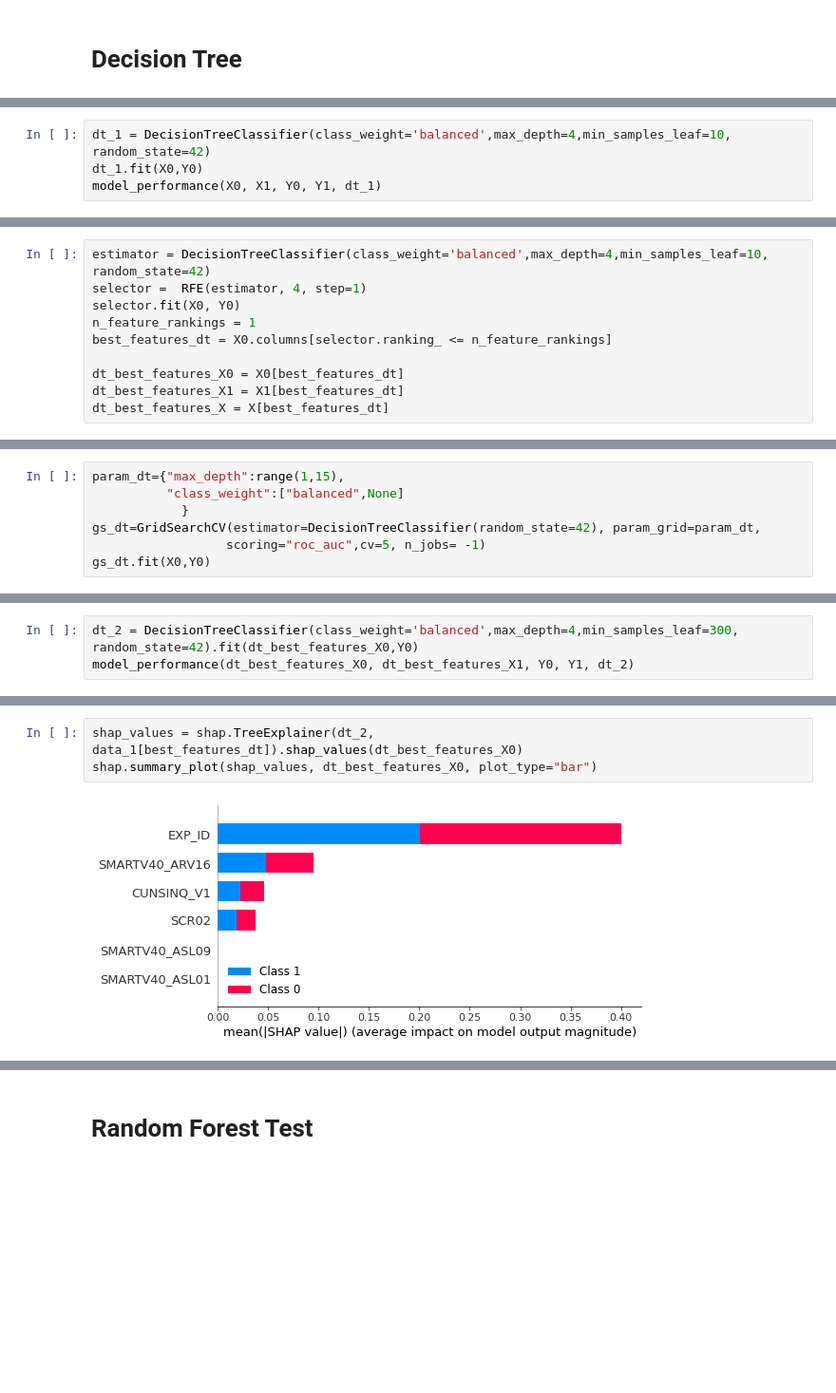
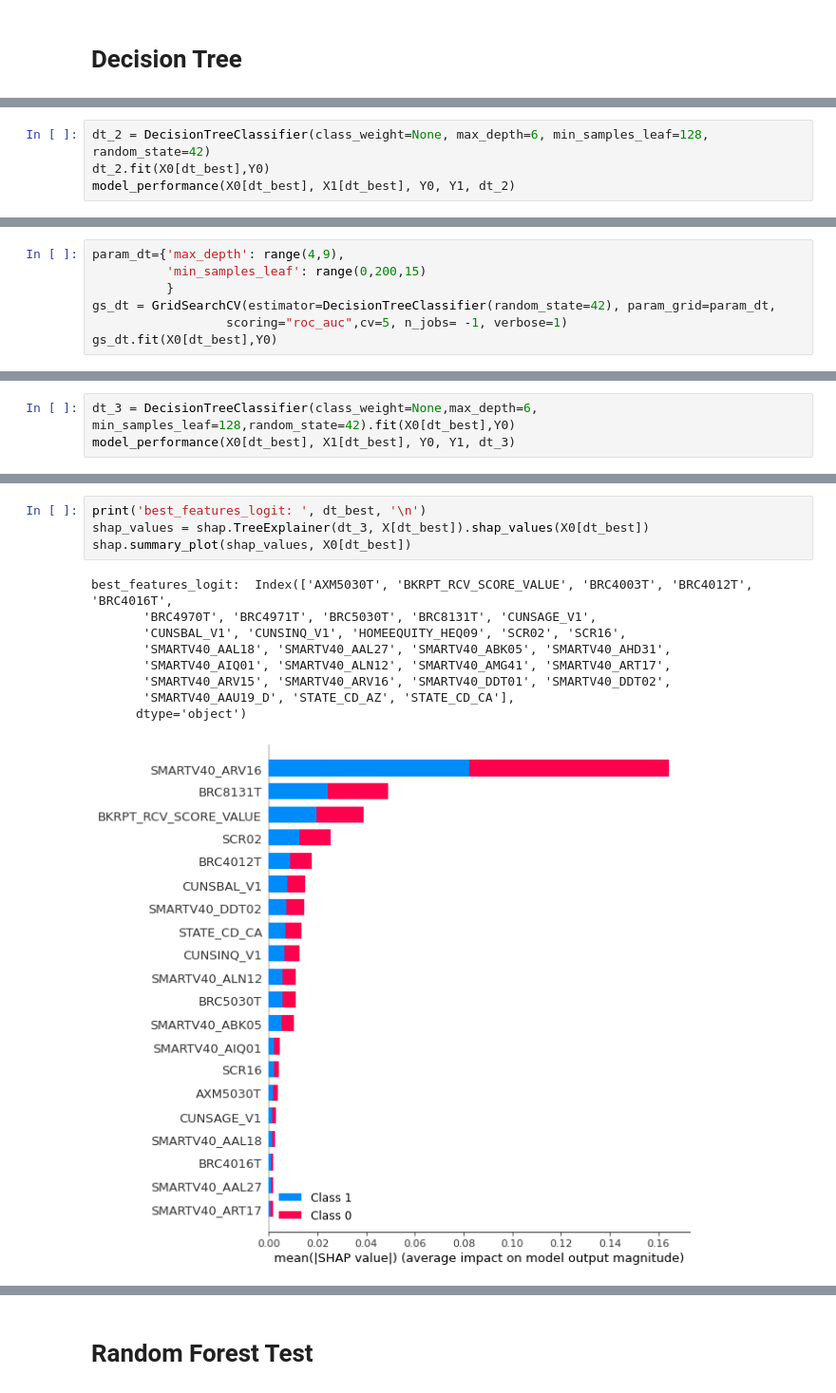
Before and after one commit to vlad-yeghiazaryan/BA_Group_Project_Sample_Data_Analysis, a Jupyter notebook: Group_Project_Sample_Data_Analysis.ipynb, the cells around one changed output, grey strips where cells are left out. Shown: that part at 95% size. Saved outputs shown, nothing was run; the diff lists cells and outputs as text; blank space fills up the shorter version.

```diff
--- a/Group_Project_Sample_Data_Analysis.ipynb
+++ b/Group_Project_Sample_Data_Analysis.ipynb
@@ -590,5 +649,5 @@ shap.summary_plot(shap_values, X0[logit_best], plot_type="bar")
 # %%
-dt_1 = DecisionTreeClassifier(class_weight='balanced',max_depth=4,min_samples_leaf=10, random_state=42)
-dt_1.fit(X0,Y0)
-model_performance(X0, X1, Y0, Y1, dt_1)
+dt_2 = DecisionTreeClassifier(class_weight=None, max_depth=6, min_samples_leaf=128, random_state=42)
+dt_2.fit(X0[dt_best],Y0)
+model_performance(X0[dt_best], X1[dt_best], Y0, Y1, dt_2)
 # %% [output]
@@ -610,12 +669,2 @@ weighted avg       0.97      0.97      0.97      6850
 
 -------------------------
-# %%
-estimator = DecisionTreeClassifier(class_weight='balanced',max_depth=4,min_samples_leaf=10, random_state=42)
-selector =  RFE(estimator, 4, step=1)
-selector.fit(X0, Y0)
-n_feature_rankings = 1
-best_features_dt = X0.columns[selector.ranking_ <= n_feature_rankings]
-
-dt_best_features_X0 = X0[best_features_dt]
-dt_best_features_X1 = X1[best_features_dt]
-dt_best_features_X = X[best_features_dt]
@@ -628,7 +671,7 @@ Index(['CUNSINQ_V1', 'EXP_ID', 'SCR02', 'SMARTV40_ARV16', 'SMARTV40_ASL01',
 # %%
-param_dt={"max_depth":range(1,15),
-          "class_weight":["balanced",None]
-            }
-gs_dt=GridSearchCV(estimator=DecisionTreeClassifier(random_state=42), param_grid=param_dt,
-                  scoring="roc_auc",cv=5, n_jobs= -1)
-gs_dt.fit(X0,Y0)
+param_dt={'max_depth': range(4,9),
+          'min_samples_leaf': range(0,200,15)
+          }
+gs_dt = GridSearchCV(estimator=DecisionTreeClassifier(random_state=42), param_grid=param_dt,
+                  scoring="roc_auc",cv=5, n_jobs= -1, verbose=1)
+gs_dt.fit(X0[dt_best],Y0)
@@ -639,4 +706,4 @@ gs_dt.best_params_
 # %%
-dt_2 = DecisionTreeClassifier(class_weight='balanced',max_depth=4,min_samples_leaf=300, random_state=42).fit(dt_best_features_X0,Y0)
-model_performance(dt_best_features_X0, dt_best_features_X1, Y0, Y1, dt_2)
+dt_3 = DecisionTreeClassifier(class_weight=None,max_depth=6, min_samples_leaf=128,random_state=42).fit(X0[dt_best],Y0)
+model_performance(X0[dt_best], X1[dt_best], Y0, Y1, dt_3)
 # %% [output]
@@ -664,5 +731,14 @@ Mean 5-fold ROC AUC score for Tuned DT 0.95
-# %%
-shap_values = shap.TreeExplainer(dt_2, data_1[best_features_dt]).shap_values(dt_best_features_X0)
-shap.summary_plot(shap_values, dt_best_features_X0, plot_type="bar")
-# %% [output]
-[figure, removed]
+# %%
+print('best_features_logit: ', dt_best, '\n')
+shap_values = shap.TreeExplainer(dt_3, X[dt_best]).shap_values(X0[dt_best])
+shap.summary_plot(shap_values, X0[dt_best])
+# %% [output]
+best_features_logit:  Index(['AXM5030T', 'BKRPT_RCV_SCORE_VALUE', 'BRC4003T', 'BRC4012T', 'BRC4016T',
+       'BRC4970T', 'BRC4971T', 'BRC5030T', 'BRC8131T', 'CUNSAGE_V1',
+       'CUNSBAL_V1', 'CUNSINQ_V1', 'HOMEEQUITY_HEQ09', 'SCR02', 'SCR16',
+       'SMARTV40_AAL18', 'SMARTV40_AAL27', 'SMARTV40_ABK05', 'SMARTV40_AHD31',
+       'SMARTV40_AIQ01', 'SMARTV40_ALN12', 'SMARTV40_AMG41', 'SMARTV40_ART17',
+       'SMARTV40_ARV15', 'SMARTV40_ARV16', 'SMARTV40_DDT01', 'SMARTV40_DDT02',
+       'SMARTV40_AAU19_D', 'STATE_CD_AZ', 'STATE_CD_CA'],
+      dtype='object')
+[figure, added]
```
Also changed, not shown: parts of 53 cells of this notebook.
